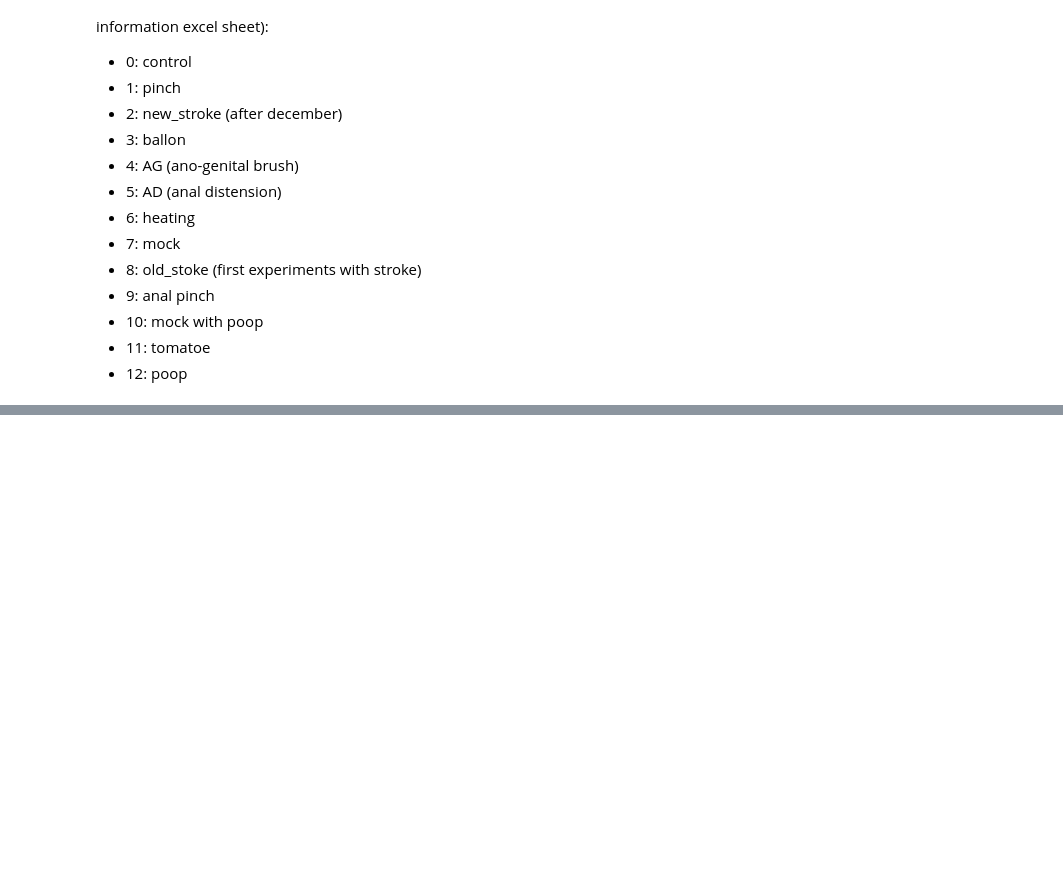
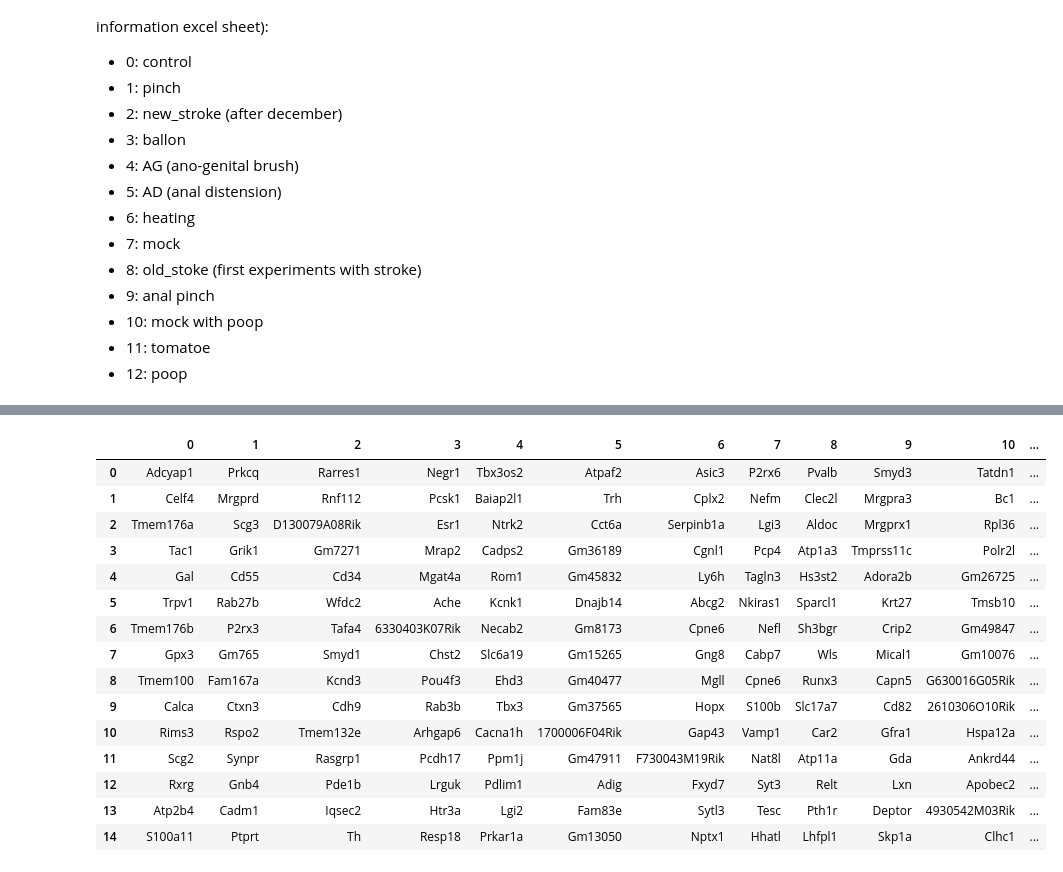
Before and after one commit to melisamc89/single_cell_sequencing, a Jupyter notebook: campari_scs_III_functional_analysis.ipynb, the cells around one changed output, grey strips where cells are left out. Cells and saved outputs as stored; diff of their text form; code cells hidden in the pictures; blank space fills up the shorter version.

```diff
--- a/campari_scs_III_functional_analysis.ipynb
+++ b/campari_scs_III_functional_analysis.ipynb
@@ -242,0 +238,17 @@ WARNING: saving figure to file figures/umapUMIs/fluorecence/stimulus_red_heating
+# %%
+#print(adata.obs['louvain_r2'])
+stimulus_variable = adata.obs['louvain_r2']
+stimulus_variable.name = 'stimulus_'
+print(stimulus_variable)
+stimulus_variable.cat.set_categories(['0', '1', '2','3','4','5','6','7','8','9','10','11','12'], rename=True)
+print(stimulus_variable)
+
+print(len(stimulus_variable))
+for i in range(len(stimulus_variable)):
+    stimulus_variable.iloc[i] = str(adata.obs['stimulus'][i])
+
+print(stimulus_variable)
+adata.obs['stimulus_'] = stimulus_variable
+
+sc.tl.rank_genes_groups(adata, 'stimulus_', method='wilcoxon')
+rank_genes_df = pd.DataFrame(adata.uns['rank_genes_groups']['names']).head(15)
@@ -242,0 +274,19 @@ WARNING: saving figure to file figures/umapUMIs/fluorecence/stimulus_red_heating
+# %%
+rank_genes_df
+# %% [output]
+|  | 0 | 1 | 2 | 3 | 4 | 5 | 6 | 7 | 8 | 9 | 10 | ... |
+| 0 | Adcyap1 | Prkcq | Rarres1 | Negr1 | Tbx3os2 | Atpaf2 | Asic3 | P2rx6 | Pvalb | Smyd3 | Tatdn1 | ... |
+| 1 | Celf4 | Mrgprd | Rnf112 | Pcsk1 | Baiap2l1 | Trh | Cplx2 | Nefm | Clec2l | Mrgpra3 | Bc1 | ... |
+| 2 | Tmem176a | Scg3 | D130079A08Rik | Esr1 | Ntrk2 | Cct6a | Serpinb1a | Lgi3 | Aldoc | Mrgprx1 | Rpl36 | ... |
+| 3 | Tac1 | Grik1 | Gm7271 | Mrap2 | Cadps2 | Gm36189 | Cgnl1 | Pcp4 | Atp1a3 | Tmprss11c | Polr2l | ... |
+| 4 | Gal | Cd55 | Cd34 | Mgat4a | Rom1 | Gm45832 | Ly6h | Tagln3 | Hs3st2 | Adora2b | Gm26725 | ... |
+| 5 | Trpv1 | Rab27b | Wfdc2 | Ache | Kcnk1 | Dnajb14 | Abcg2 | Nkiras1 | Sparcl1 | Krt27 | Tmsb10 | ... |
+| 6 | Tmem176b | P2rx3 | Tafa4 | 6330403K07Rik | Necab2 | Gm8173 | Cpne6 | Nefl | Sh3bgr | Crip2 | Gm49847 | ... |
+| 7 | Gpx3 | Gm765 | Smyd1 | Chst2 | Slc6a19 | Gm15265 | Gng8 | Cabp7 | Wls | Mical1 | Gm10076 | ... |
+| 8 | Tmem100 | Fam167a | Kcnd3 | Pou4f3 | Ehd3 | Gm40477 | Mgll | Cpne6 | Runx3 | Capn5 | G630016G05Rik | ... |
+| 9 | Calca | Ctxn3 | Cdh9 | Rab3b | Tbx3 | Gm37565 | Hopx | S100b | Slc17a7 | Cd82 | 2610306O10Rik | ... |
+| 10 | Rims3 | Rspo2 | Tmem132e | Arhgap6 | Cacna1h | 1700006F04Rik | Gap43 | Vamp1 | Car2 | Gfra1 | Hspa12a | ... |
+| 11 | Scg2 | Synpr | Rasgrp1 | Pcdh17 | Ppm1j | Gm47911 | F730043M19Rik | Nat8l | Atp11a | Gda | Ankrd44 | ... |
+| 12 | Rxrg | Gnb4 | Pde1b | Lrguk | Pdlim1 | Adig | Fxyd7 | Syt3 | Relt | Lxn | Apobec2 | ... |
+| 13 | Atp2b4 | Cadm1 | Iqsec2 | Htr3a | Lgi2 | Fam83e | Sytl3 | Tesc | Pth1r | Deptor | 4930542M03Rik | ... |
+| 14 | S100a11 | Ptprt | Th | Resp18 | Prkar1a | Gm13050 | Nptx1 | Hhatl | Lhfpl1 | Skp1a | Clhc1 | ... |
```
Also changed, not shown: parts of 11 cells of this notebook, 3 other files.
